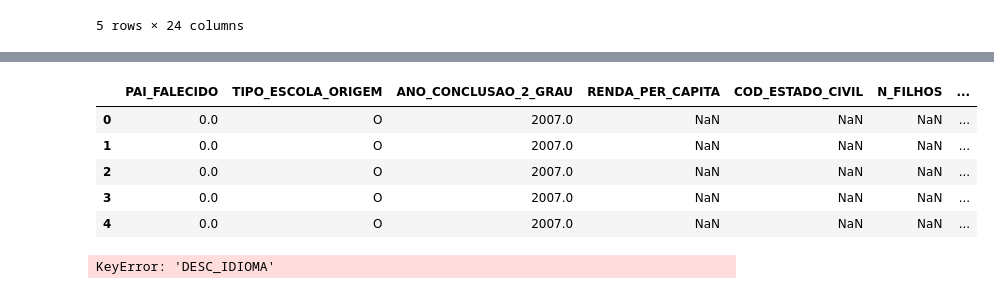
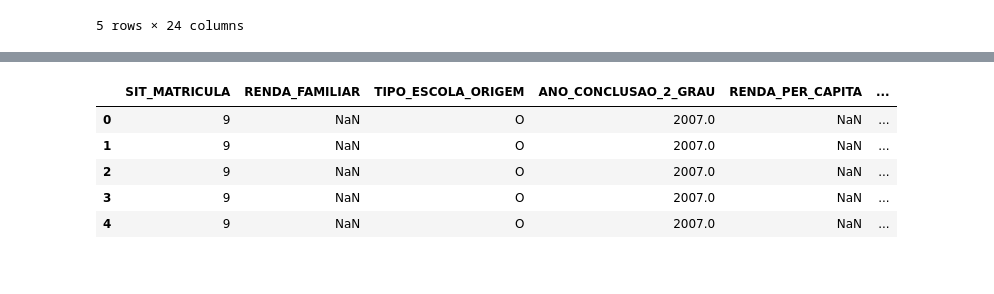
Before and after one commit to sandeco/educacao, a Jupyter notebook: automacao.ipynb, the cells around one changed output, grey strips where cells are left out. Saved outputs shown, nothing was run; the diff lists cells and outputs as text; code cells hidden in the pictures.

```diff
--- a/automacao.ipynb
+++ b/automacao.ipynb
@@ -52,22 +52,20 @@ eca.describe()
 | max | 20.000000 | 1.000000 | 0.0 | 6.000000 | 2015.000000 | 10.000000 | ... |
 # %%
 #EXCLUINDO AS COLUNAS [MATRICULA, PAI_FALECIDO, MAE_FALECIDO, ANO LETIVO IC, ANO LETIVO BOLSA]
-eca.drop(eca.columns[[0, 2, 3, 12, 13]],axis=1, inplace=True)
+eca.drop(eca.columns[[ 1, 2, 11, 12]],axis=1, inplace=True)
 
 eca.head()
 # %% [output]
-|  | PAI_FALECIDO | TIPO_ESCOLA_ORIGEM | ANO_CONCLUSAO_2_GRAU | RENDA_PER_CAPITA | COD_ESTADO_CIVIL | N_FILHOS | ... |
-| 0 | 0.0 | O | 2007.0 | NaN | NaN | NaN | ... |
-| 1 | 0.0 | O | 2007.0 | NaN | NaN | NaN | ... |
-| 2 | 0.0 | O | 2007.0 | NaN | NaN | NaN | ... |
-| 3 | 0.0 | O | 2007.0 | NaN | NaN | NaN | ... |
-| 4 | 0.0 | O | 2007.0 | NaN | NaN | NaN | ... |
+|  | SIT_MATRICULA | RENDA_FAMILIAR | TIPO_ESCOLA_ORIGEM | ANO_CONCLUSAO_2_GRAU | RENDA_PER_CAPITA | ... |
+| 0 | 9 | NaN | O | 2007.0 | NaN | ... |
+| 1 | 9 | NaN | O | 2007.0 | NaN | ... |
+| 2 | 9 | NaN | O | 2007.0 | NaN | ... |
+| 3 | 9 | NaN | O | 2007.0 | NaN | ... |
+| 4 | 9 | NaN | O | 2007.0 | NaN | ... |
 # %%
 #USANDO SOMENTE O INGLÊS COMO IDIOMA DE REFERÊNCIA
 #EXCLUINDO DADOS DUPLICADOS
 eca = eca.loc[eca['DESC_IDIOMA']=='Inglês']
-# %% [output]
-KeyError: 'DESC_IDIOMA'
 # %%
 #RENOMEANDO CAMPOS DAS 4 HABILIDADES EM INGLÊS
 eca = eca.rename(columns = {'NIVEL_FALA':'INGLES_FALA'})
```
Also changed, not shown: parts of 18 cells of this notebook, 1 other file.
